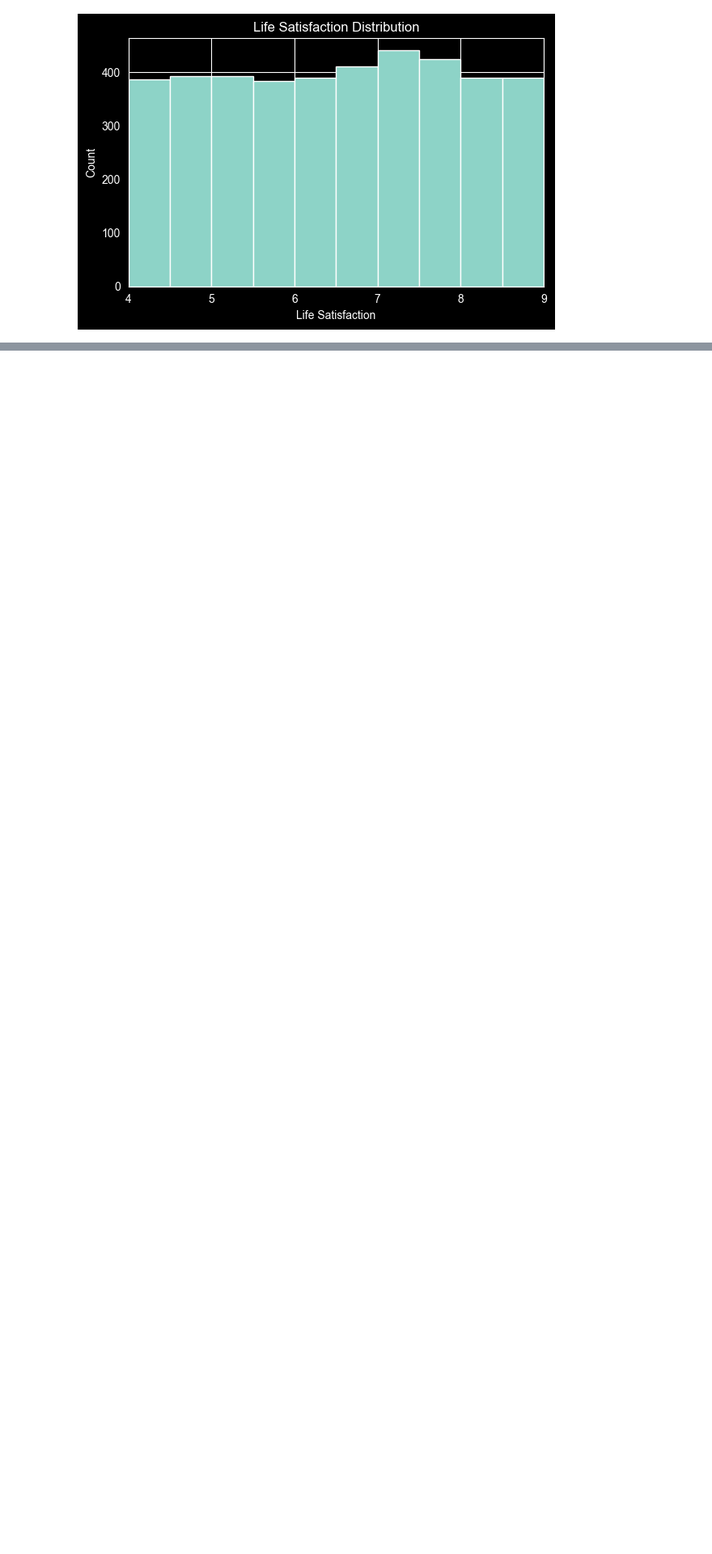
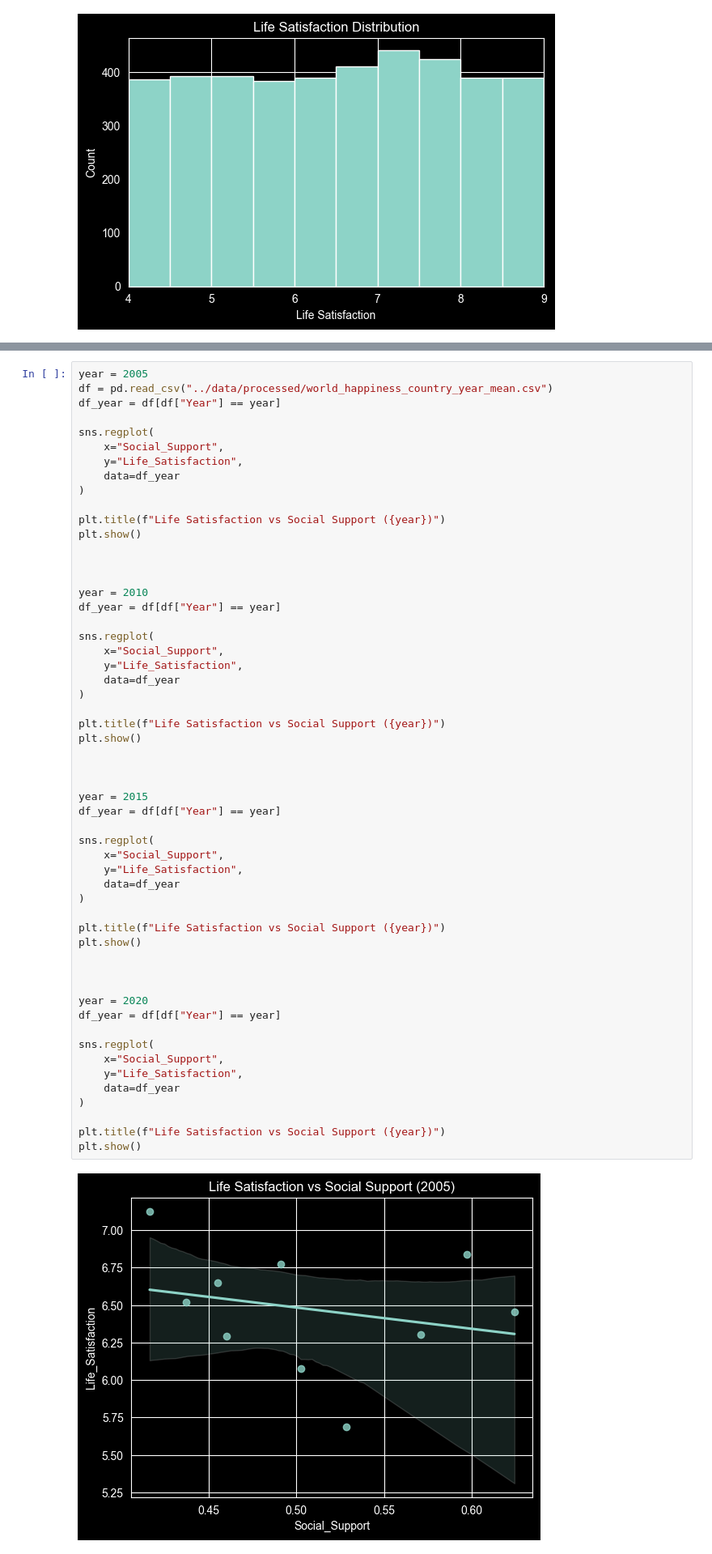
Before and after one commit to mateidiana/WellBeingModelling, a Jupyter notebook: notebooks/01_4_data_overview_world_happiness.ipynb, the cells around one changed output, grey strips where cells are left out. Shown at 81% size. Cells and saved outputs as stored; diff of their text form; blank space fills up the shorter version.

```diff
--- a/notebooks/01_4_data_overview_world_happiness.ipynb
+++ b/notebooks/01_4_data_overview_world_happiness.ipynb
@@ -449,0 +498,57 @@ plt.show()
+# %%
+year = 2005
+df = pd.read_csv("../data/processed/world_happiness_country_year_mean.csv")
+df_year = df[df["Year"] == year]
+
+sns.regplot(
+    x="Social_Support",
+    y="Life_Satisfaction",
+    data=df_year
+)
+
+plt.title(f"Life Satisfaction vs Social Support ({year})")
+plt.show()
+
+
+
+year = 2010
+df_year = df[df["Year"] == year]
+
+sns.regplot(
+    x="Social_Support",
+    y="Life_Satisfaction",
+    data=df_year
+)
+
+plt.title(f"Life Satisfaction vs Social Support ({year})")
+plt.show()
+
+
+
+year = 2015
+df_year = df[df["Year"] == year]
+
+sns.regplot(
+    x="Social_Support",
+    y="Life_Satisfaction",
+    data=df_year
+)
+
+plt.title(f"Life Satisfaction vs Social Support ({year})")
+plt.show()
+
+
+
+year = 2020
+df_year = df[df["Year"] == year]
+
+sns.regplot(
+    x="Social_Support",
+    y="Life_Satisfaction",
+    data=df_year
+)
+
+plt.title(f"Life Satisfaction vs Social Support ({year})")
+plt.show()
+# %% [output]
+[figure, added]
```
Also changed, not shown: parts of 9 cells of this notebook, 3 other files.
